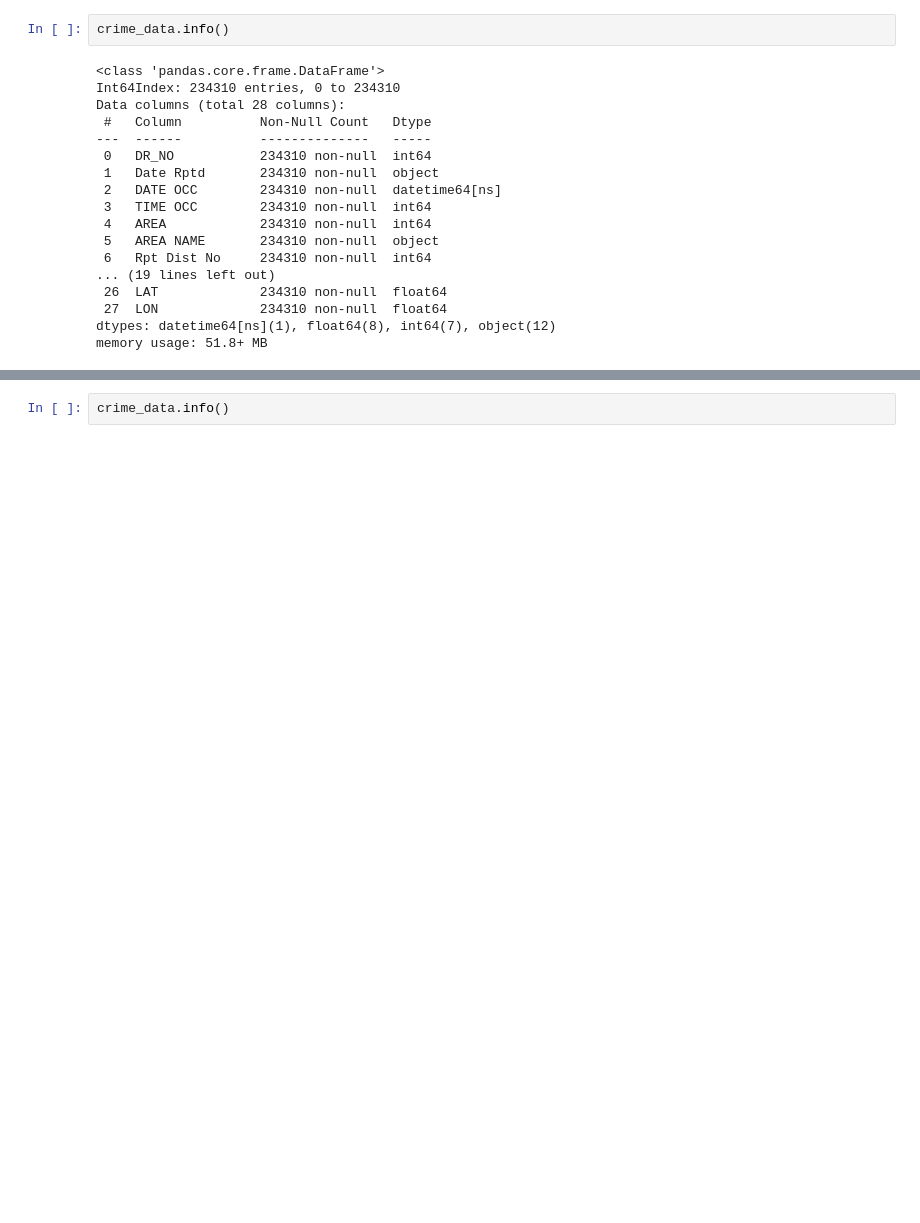
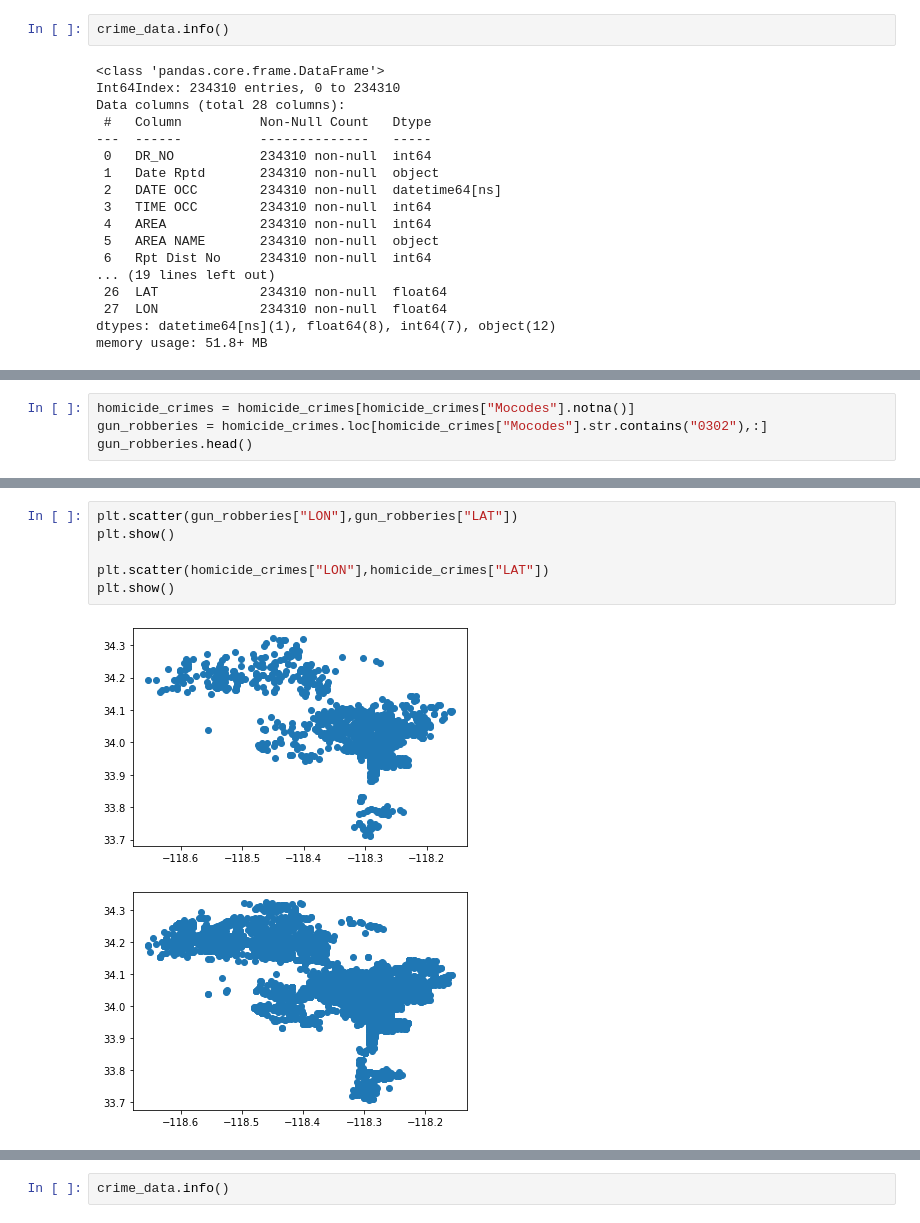
Before and after one commit to AshelynAllred/Data-Analysis-Project-1, a Jupyter notebook: main-Copy-julius.ipynb, the cells around one changed output, grey strips where cells are left out. Cells and saved outputs as stored; diff of their text form; blank space fills up the shorter version.

```diff
--- a/main-Copy-julius.ipynb
+++ b/main-Copy-julius.ipynb
@@ -80,0 +142,4 @@ crime_data.columns
+# %%
+homicide_crimes = homicide_crimes[homicide_crimes["Mocodes"].notna()]
+gun_robberies = homicide_crimes.loc[homicide_crimes["Mocodes"].str.contains("0302"),:]
+gun_robberies.head()
@@ -80,0 +174,9 @@ crime_data.columns
+# %%
+plt.scatter(gun_robberies["LON"],gun_robberies["LAT"])
+plt.show()
+
+plt.scatter(homicide_crimes["LON"],homicide_crimes["LAT"])
+plt.show()
+# %% [output]
+[figure, added]
+[figure, added]
```
Also changed, not shown: parts of 16 cells of this notebook.
